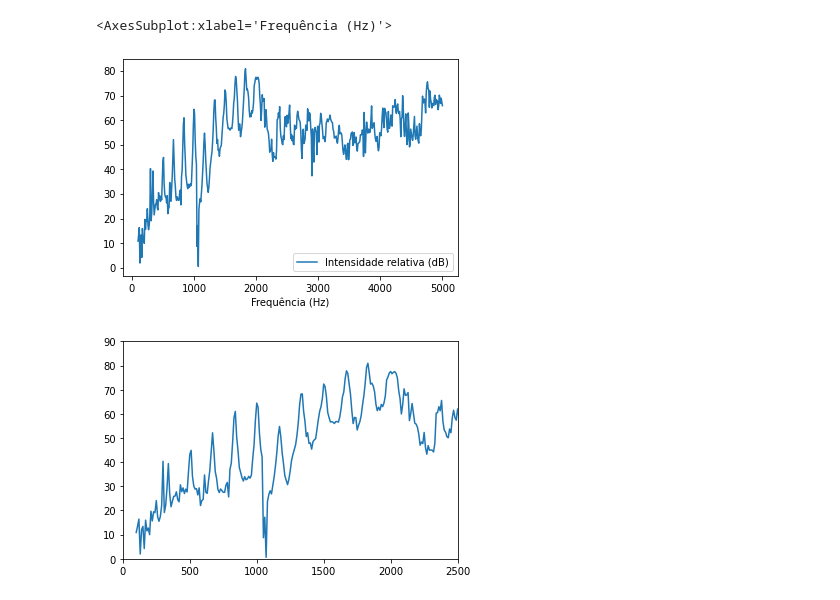
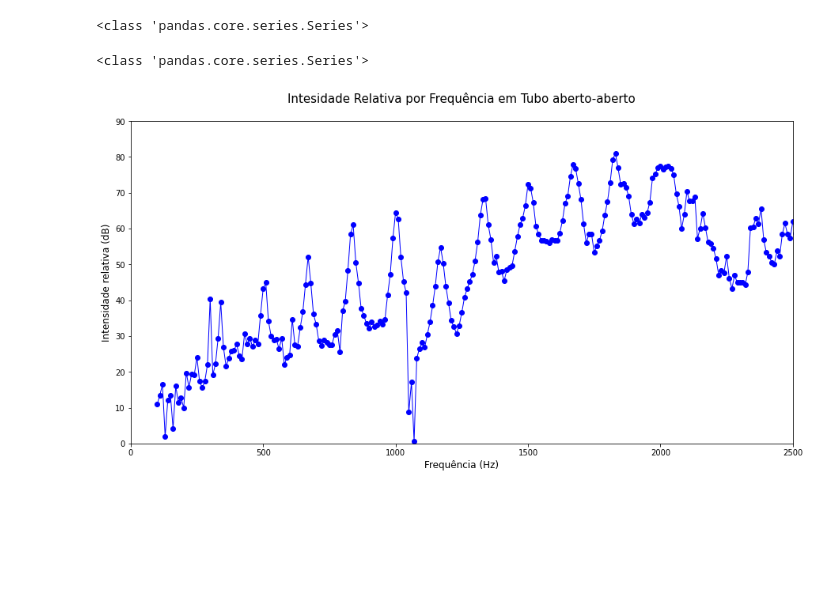
Before and after one commit to PeSader/unicamp, a Jupyter notebook: sem02/f229/exp03/relatorio.ipynb, the cells around one changed output. Drawn from its saved outputs; the diff is of its cells as text; code cells hidden in the pictures; blank space fills up the shorter version.

```diff
--- a/sem02/f229/exp03/relatorio.ipynb
+++ b/sem02/f229/exp03/relatorio.ipynb
@@ -20,10 +14,3 @@ dtp.plot()
-# %%
-# dados do tubo grande
-dtg = pd.read_excel('tubo_grande.xlsx')
-dtg.plot(x='Frequência (Hz)', y='Intensidade relativa (dB)')
-# %% [output]
-<AxesSubplot:xlabel='Frequência (Hz)'>
-[figure, removed]
 # %%
 tubo_grande_bounds = {'xlower': 0,
                       'xupper': 2500,
@@ -32,22 +19,45 @@ tubo_grande_bounds = {'xlower': 0,
 
 x_tubo_grande = dtg['Frequência (Hz)']
 y_tubo_grande = dtg['Intensidade relativa (dB)']
+print(type(x_tubo_grande))
+# %% [output]
+<class 'pandas.core.series.Series'>
+# %%
+tubo_pequeno_bounds = {'xlower': 0,
+                      'xupper': 1000,
+                      'ylower': 0 ,
+                      'yupper': 100}
+
+x_tubo_pequeno = dtp['Frequência (Hz)']
+y_tubo_pequeno = dtp['Intensidade relativa (dB)']
+print(type(x_tubo_grande))
+# %% [output]
+<class 'pandas.core.series.Series'>
 # %%
 # def plot_tubes(data, x:str, y:str, bounds: dict):
 #     ax = data.plot(x=x, y=y, figsize=(15,7.5))
 #     ax.set_xbound(lower=bounds['xlower'], upper=bounds['xupper'])
 #     ax.set_ybound(lower=bounds['ylower'], upper=bounds['yupper'])
 
-def plot_tubes(x, y, bounds: dict):
+def plot_tubes(x, y, size: int, bounds: dict, marker: str = '-'):
     # instanciar as classes figure e subplots
     fig = plt.figure()
     ax = fig.subplots()
-    ax.plot(x,y)
+
+    ax.plot(x, y, marker, linewidth=1)
+
+    # condigurar o tamanho
+    fig.set_figwidth(size)
+    fig.set_figheight(size/2)
 
     # definir valores e mínimos para os eixos
     ax.set_xbound(lower=bounds['xlower'], upper=bounds['xupper'])
     ax.set_ybound(lower=bounds['ylower'], upper=bounds['yupper'])
+
+    ax.set_ylabel('Intensidade relativa (dB)',fontsize=12)
+    ax.set_xlabel('Frequência (Hz)',fontsize=12)
+    ax.set_title('Intesidade Relativa por Frequência em Tubo aberto-aberto\n', fontsize=15)
 # %%
-plot_tubes(x_tubo_grande, y_tubo_grande, bounds=tubo_grande_bounds)
+plot_tubes(x_tubo_grande, y_tubo_grande, size = 15, bounds=tubo_grande_bounds, marker = 'bo-')
 # %% [output]
-[figure, old version]
+[figure, new version]
```
Also changed, not shown: parts of 14 cells of this notebook.
